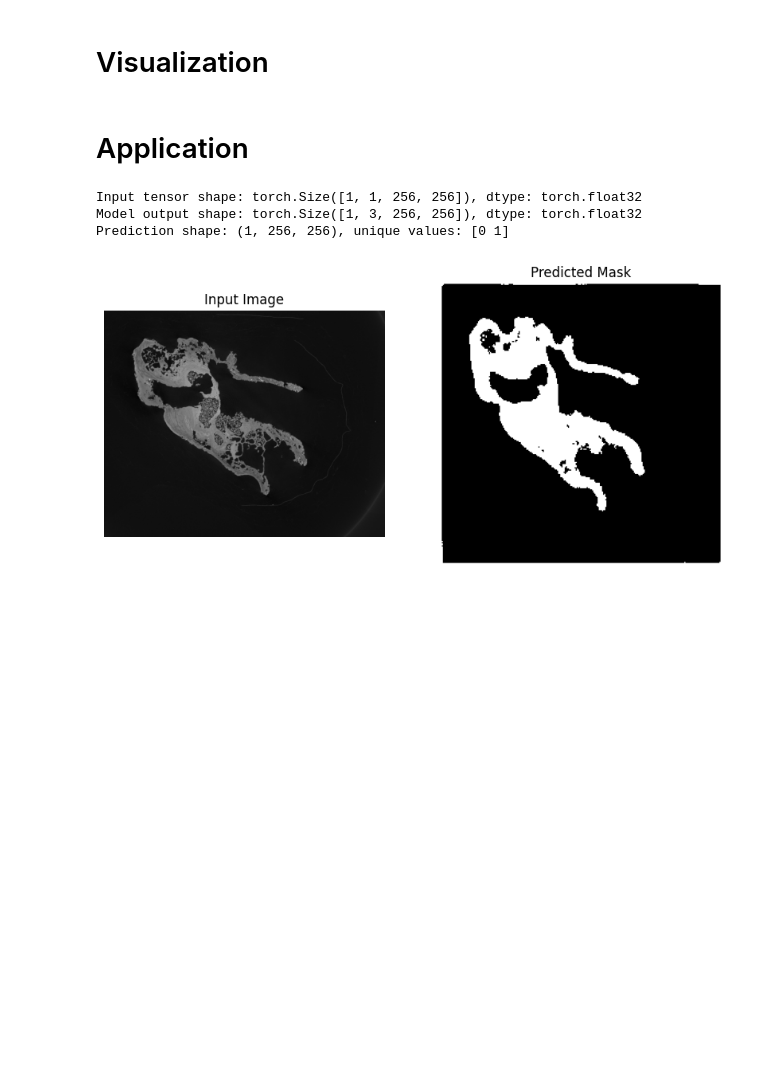
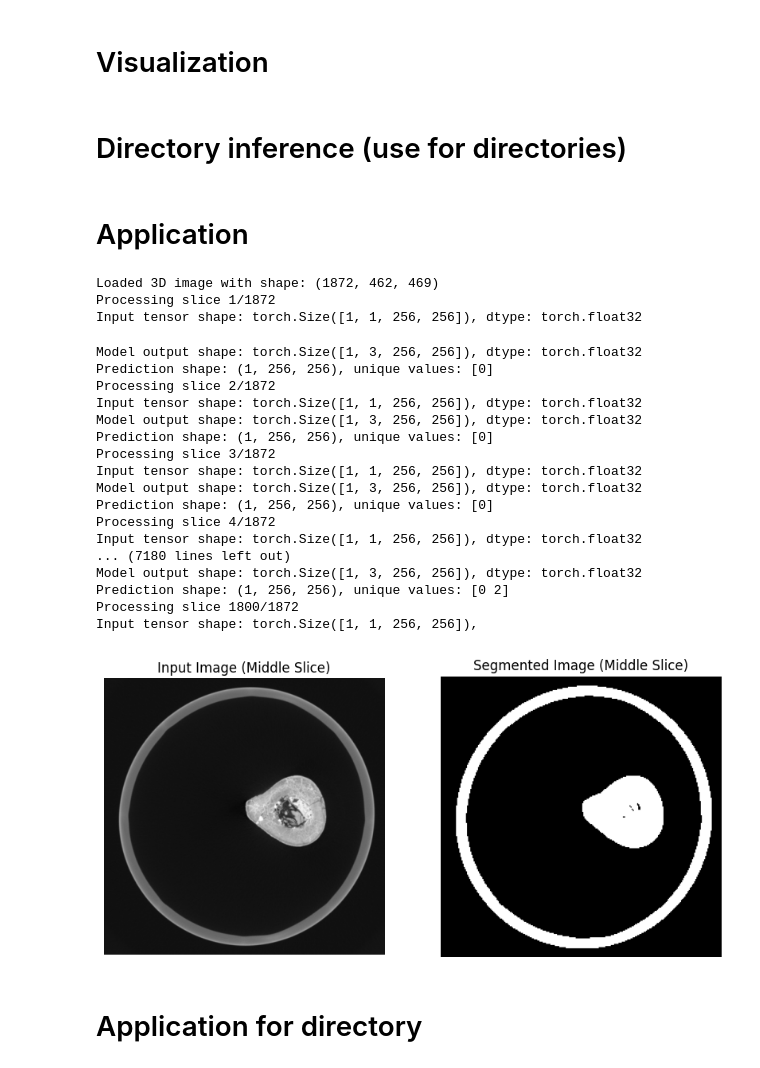
Before and after one commit to N-Van/IA-SeReOs, a Jupyter notebook: inference.ipynb, the cells around one changed output. Saved outputs shown, nothing was run; the diff lists cells and outputs as text; code cells hidden in the pictures; blank space fills up the shorter version.

Commit message:
inference inference.ipynb

```diff
--- a/inference.ipynb
+++ b/inference.ipynb
@@ -235,13 +154,12 @@ def preprocess_mask(mask_path):
 # %% [markdown]
 # Inference
 # %%
-# Inference function with argmax
 def run_inference(image_path):
-    input_tensor = preprocess_image(image_path).to(device)
+    input_tensor = load_image(image_path)
     print(f"Input tensor shape: {input_tensor.shape}, dtype: {input_tensor.dtype}")  # Debugging line
     with torch.no_grad():
         output = net(input_tensor)
         print(f"Model output shape: {output.shape}, dtype: {output.dtype}")  # Debugging line
         pred = torch.argmax(output, dim=1).cpu().numpy()
-    print(f"Prediction shape: {pred.shape}, unique values: {np.unique(pred)}")  # Debugging line    # cpu to use numpy and numpy for easier handling    # argmax to identify the class for each pixel in the image
+    print(f"Prediction shape: {pred.shape}, unique values: {np.unique(pred)}")  # Debugging line
     return pred[0]  # Remove batch dimension
@@ -307,0 +194,2 @@ def visualize_results(image_path, prediction):
+# %% [markdown]
+# Directory inference (use for directories)
@@ -308,12 +230,57 @@ def visualize_results(image_path, prediction):
 # %% [markdown]
 # Application
-# %%
-image_path = "D:/Donnees_pour_segmentation_RDN/data/Nicolas/dataset/unseg/EL_BARGA_Lot_2_Merged_Scans_1-32794.tif"
-
-prediction = run_inference(image_path)#, threshold=0.05)
-visualize_results(image_path, prediction)
-# %% [output]
-Input tensor shape: torch.Size([1, 1, 256, 256]), dtype: torch.float32
-Model output shape: torch.Size([1, 3, 256, 256]), dtype: torch.float32
-Prediction shape: (1, 256, 256), unique values: [0 1]
-[figure, removed]
+# %%
+# Application Block
+def process_3d_image(image_path):
+    # Load the 3D image
+    img_3d = io.imread(image_path)
+    print(f"Loaded 3D image with shape: {img_3d.shape}")  # Debugging line
+
+    predictions = []
+    for i in range(img_3d.shape[0]):
+        print(f"Processing slice {i+1}/{img_3d.shape[0]}")
+        slice_path = f"temp_slice_{i}.tif"
+        Image.fromarray(img_3d[i]).save(slice_path)
+        prediction = run_inference(slice_path)
+        segmented_slice = visualize_slice(prediction)
+        predictions.append(segmented_slice)
+        os.remove(slice_path)
+
+    segmented_3d = np.stack(predictions, axis=0)
+    io.imsave('segmented_image_3d.tif', segmented_3d)
+    mlflow.log_artifact('segmented_image_3d.tif')
+
+    # Plot the middle slice for verification
+    plot_results(img_3d, segmented_3d)
+
+# Application
+image_path = "D:/Donnees_pour_segmentation_RDN/data/fichier3D_scale05.tif"
+mlflow.log_param("image_path", image_path)
+process_3d_image(image_path)
+
+# End the MLflow run
+mlflow.end_run()
+# %% [output]
+Loaded 3D image with shape: (1872, 462, 469)
+Processing slice 1/1872
+Input tensor shape: torch.Size([1, 1, 256, 256]), dtype: torch.float32
+Model output shape: torch.Size([1, 3, 256, 256]), dtype: torch.float32
+Prediction shape: (1, 256, 256), unique values: [0]
+Processing slice 2/1872
+Input tensor shape: torch.Size([1, 1, 256, 256]), dtype: torch.float32
+Model output shape: torch.Size([1, 3, 256, 256]), dtype: torch.float32
+Prediction shape: (1, 256, 256), unique values: [0]
+Processing slice 3/1872
+Input tensor shape: torch.Size([1, 1, 256, 256]), dtype: torch.float32
+Model output shape: torch.Size([1, 3, 256, 256]), dtype: torch.float32
+Prediction shape: (1, 256, 256), unique values: [0]
+Processing slice 4/1872
+Input tensor shape: torch.Size([1, 1, 256, 256]), dtype: torch.float32
+... (7180 lines left out)
+Model output shape: torch.Size([1, 3, 256, 256]), dtype: torch.float32
+Prediction shape: (1, 256, 256), unique values: [0 2]
+Processing slice 1800/1872
+Input tensor shape: torch.Size([1, 1, 256, 256]),
+[figure, added]
+# %% [markdown]
+# Application for directory
```
Also changed, not shown: parts of 16 cells of this notebook.
